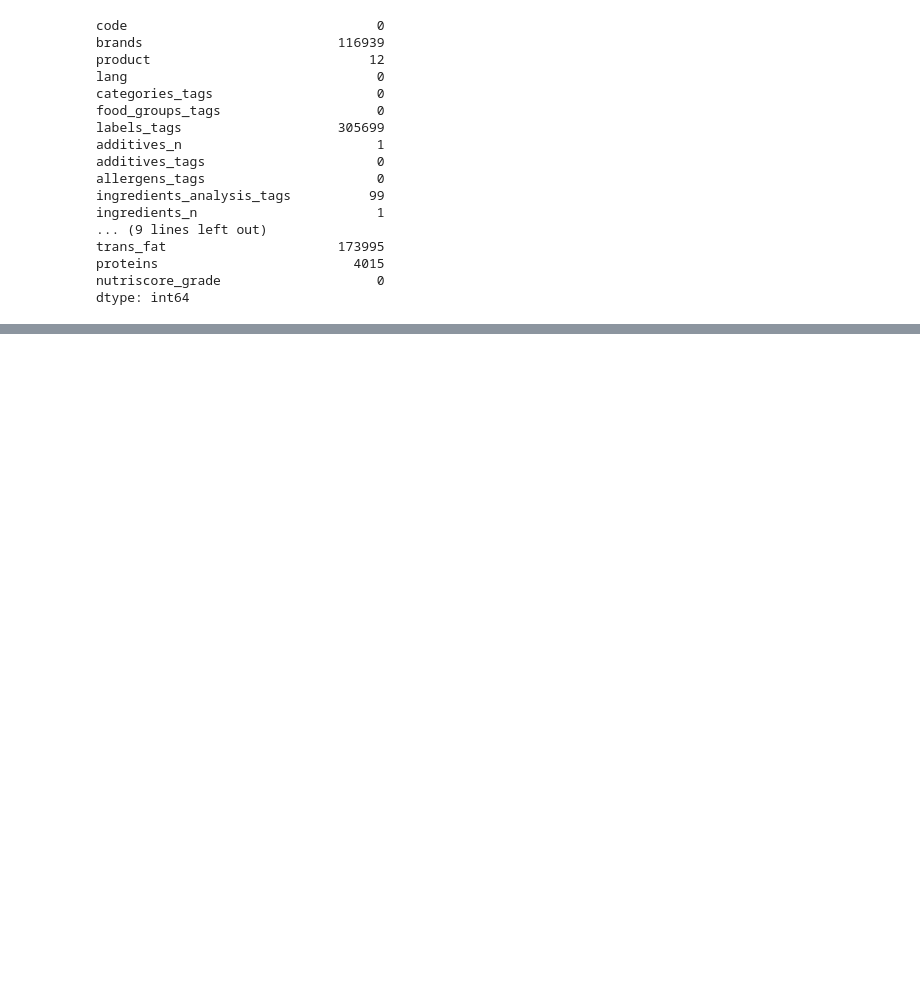
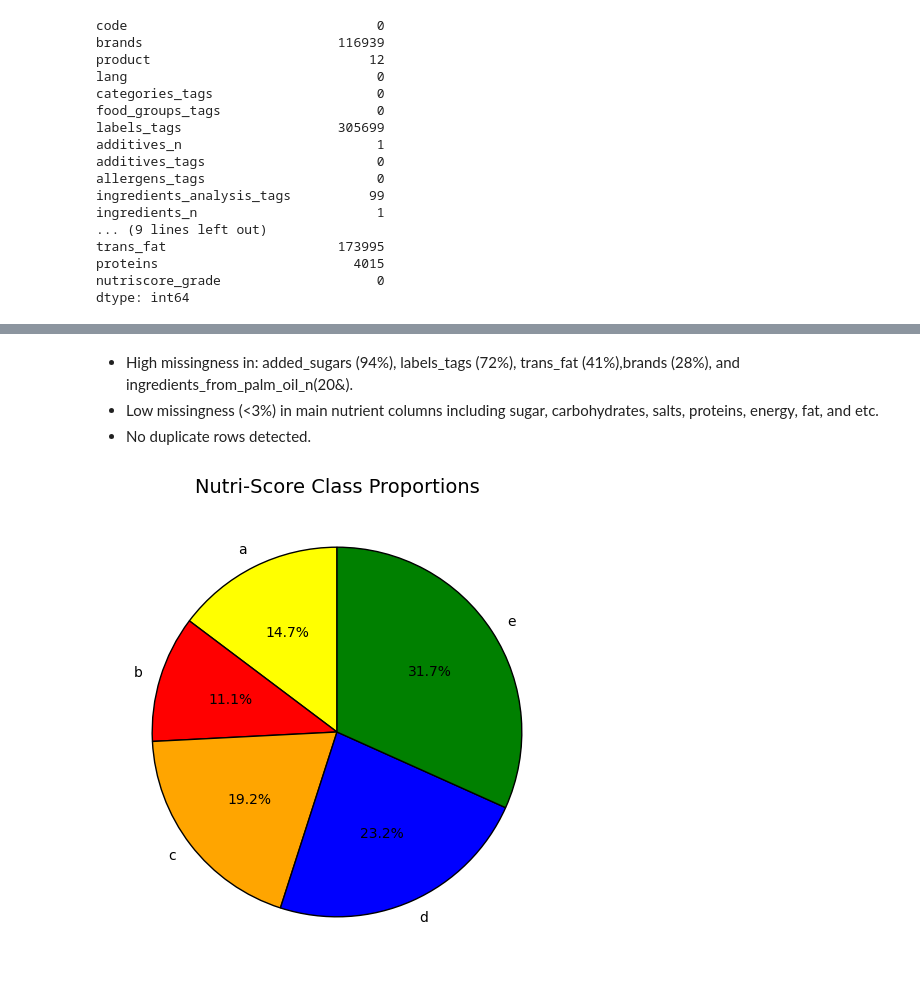
Before and after one commit to swhoyle/food-nutrition-model, a Jupyter notebook: notebooks/2_eda.ipynb, the cells around one changed output, grey strips where cells are left out. Cells and saved outputs as stored; diff of their text form; code cells hidden in the pictures; blank space fills up the shorter version.

```diff
--- a/notebooks/2_eda.ipynb
+++ b/notebooks/2_eda.ipynb
@@ -46,7 +47,14 @@ The purpose of this notebook is to perform Exploratory Data Analysis (EDA) on th
 import pandas as pd
 import matplotlib.pyplot as plt
 # %%
-# Load the dataset
-df = pd.read_csv("../data/food.csv", low_memory=False)
+dataset_path = "../data/food.csv"
+
+# check that it exists
+if not os.path.exists(dataset_path):
+    raise FileNotFoundError(f"File not found: {dataset_path}\nUse !ls ../data to check available files.")
+
+# Load dataset
+df = pd.read_csv(dataset_path, low_memory=False)
+print(f" Loaded: {df.shape[0]:,} rows × {df.shape[1]} columns")
 df.head()
 # %% [output]
@@ -105,13 +169,26 @@ proteins                         4015
 nutriscore_grade                    0
 dtype: int64
 # %%
+# Target Variable is nutriscore_grade
 # plot distribution of nutriscore grades
-counts = df["nutriscore_grade"].value_counts().reindex(["a", "b", "c", "d", "e"])
-print(counts.to_dict())
+grade_order = ["a", "b", "c", "d", "e"]
+counts = df["nutriscore_grade"].value_counts().reindex(grade_order)
 counts.plot(kind="bar")
 plt.xlabel("Nutriscore Grade")
 plt.ylabel("Count")
 plt.title("Distribution of Nutriscore Grades")
 plt.xticks(rotation=0)
 plt.show()
+print(counts.to_dict())
+
+# Count and percentage
+counts = df["nutriscore_grade"].value_counts().reindex(grade_order)
+percentages = (counts / counts.sum() * 100).round(1)
+
+# Combine into a summary DataFrame
+nutriscore_summary = pd.DataFrame({
+    "Count": counts.astype(int),
+    "Percentage (%)": percentages
+})
+display(nutriscore_summary)
 # %% [output]
@@ -119,0 +239,13 @@ plt.show()
+# %% [markdown]
+- High missingness in: added_sugars (94%), labels_tags (72%), trans_fat (41%),brands (28%), and ingredients_from_palm_oil_n(20&).
+- Low missingness (<3%) in main nutrient columns including sugar, carbohydrates, salts, proteins, energy, fat, and etc.
+- No duplicate rows detected.
+# %%
+plt.figure(figsize=(6,6))
+plt.pie(counts, labels=grade_order, autopct='%1.1f%%', startangle=90,
+        colors=["yellow","red","orange","blue","green"],
+        wedgeprops={'edgecolor':'black'})
+plt.title("Nutri-Score Class Proportions", fontsize=14)
+plt.show()
+# %% [output]
+[figure, added]
```
Also changed, not shown: parts of 14 cells of this notebook.
